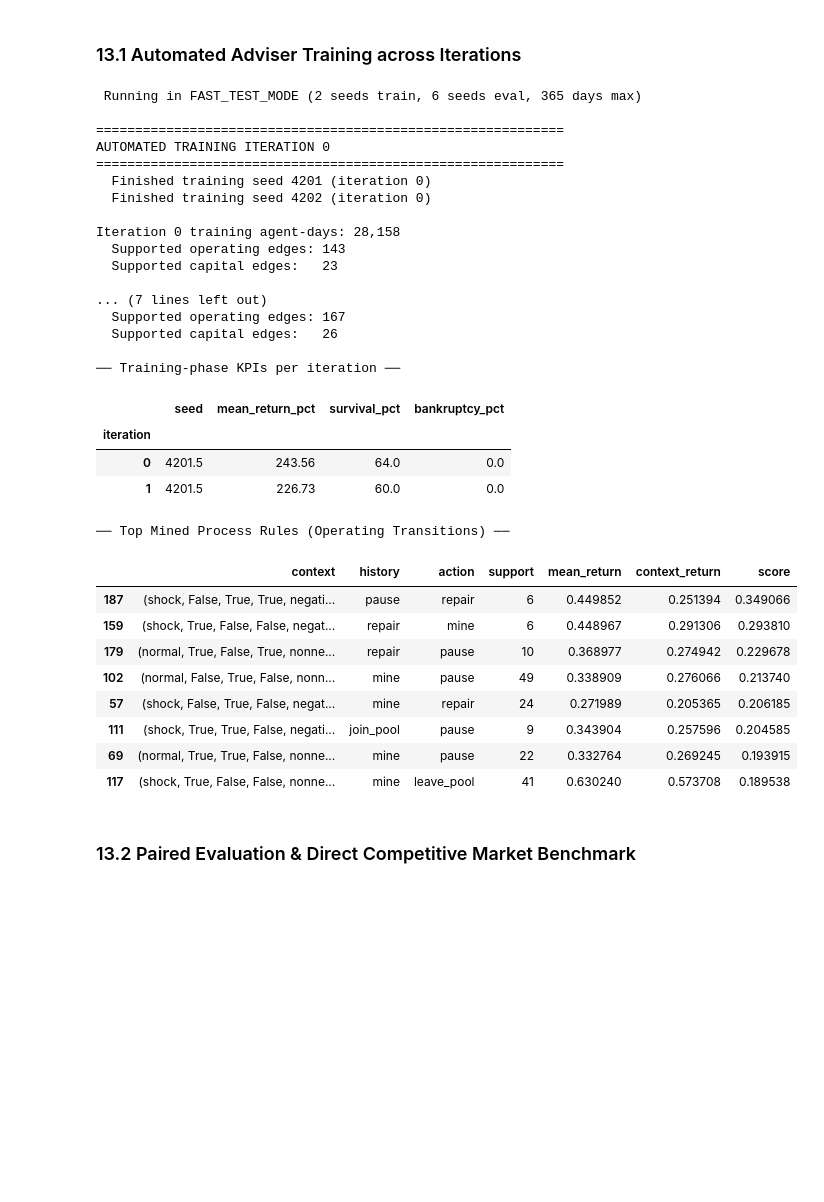
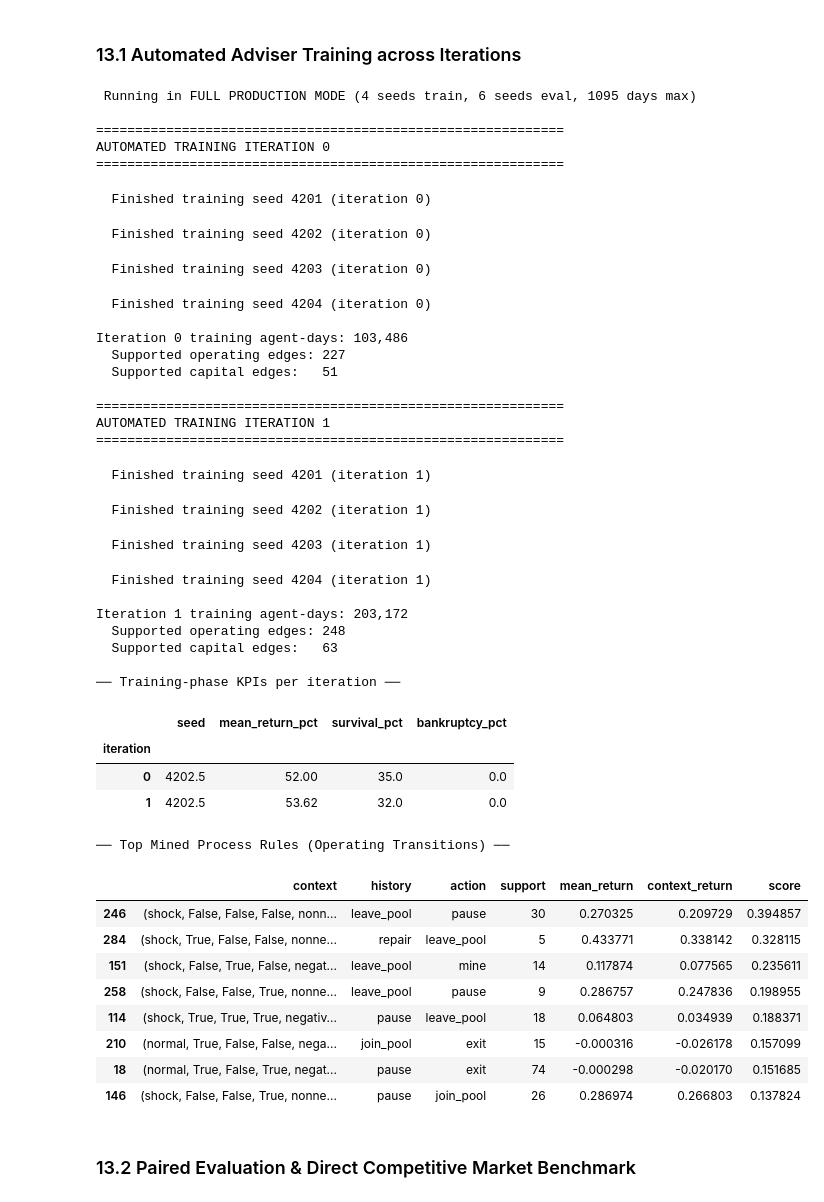
Before and after one commit to hate-bugs/ProcessMiningGroup10, a Jupyter notebook: notebook.ipynb, the cells around one changed output. Drawn from its saved outputs; the diff is of its cells as text; code cells hidden in the pictures; blank space fills up the shorter version.

```diff
--- a/notebook.ipynb
+++ b/notebook.ipynb
@@ -2331,7 +2320,7 @@ from process_feedback import ProcessAdviser, paired_effects
 # -------------------------------------------------------------------------
 # EXPERIMENT CONFIGURATION: FULLY AUTOMATED FEEDBACK LOOP
 # -------------------------------------------------------------------------
-FAST_TEST_MODE = True
+FAST_TEST_MODE = False
 
 if FAST_TEST_MODE:
     print(' Running in FAST_TEST_MODE (2 seeds train, 6 seeds eval, 365 days max)')
@@ -2411,57 +2400,67 @@ for iteration in range(N_ITERATIONS):
 
     all_training_logs.extend(t_logs)
     training_decisions = pd.concat(all_training_logs, ignore_index=True)
 
     # ── Fit Process Mining Advisers directly on event log data ──
     proc_adv = ProcessAdviser(horizon=30, min_support=5, min_agents=2, min_runs=1, shrinkage=5.0).fit(training_decisions)
     cap_adv = ProcessAdviser(horizon=90, min_support=3, min_agents=2, min_runs=1, shrinkage=5.0, decision_kind='capital').fit(training_decisions)
     iteration_advisers[iteration] = (proc_adv, cap_adv)
 
     print(f'\nIteration {iteration} training agent-days: {len(training_decisions):,}')
     print(f'  Supported operating edges: {proc_adv.table["supported"].sum():,}')
     print(f'  Supported capital edges:   {cap_adv.table["supported"].sum():,}')
 
 training_stats_df = pd.DataFrame(iteration_training_stats)
 print('\n── Training-phase KPIs per iteration ──')
 display(training_stats_df.groupby('iteration').mean(numeric_only=True).round(2))
 
 # Display the top process mining rules automatically discovered from event logs
 print('\n── Top Mined Process Rules (Operating Transitions) ──')
 display(proc_adv.table[proc_adv.table['supported']].sort_values('score', ascending=False)[
     ['context', 'history', 'action', 'support', 'mean_return', 'context_return', 'score']
 ].head(8))
 # %% [output]
- Running in FAST_TEST_MODE (2 seeds train, 6 seeds eval, 365 days max)
+ Running in FULL PRODUCTION MODE (4 seeds train, 6 seeds eval, 1095 days max)
 
 ============================================================
 AUTOMATED TRAINING ITERATION 0
 ============================================================
-  Finished training seed 4201 (iteration 0)
-  Finished training seed 4202 (iteration 0)
-
-Iteration 0 training agent-days: 28,158
-  Supported operating edges: 143
-  Supported capital edges:   23
-
-... (7 lines left out)
-  Supported operating edges: 167
-  Supported capital edges:   26
-
-── Training-phase KPIs per iteration ──
+  Finished training seed 4201 (iteration 0)
+  Finished training seed 4202 (iteration 0)
+  Finished training seed 4203 (iteration 0)
+  Finished training seed 4204 (iteration 0)
+
+Iteration 0 training agent-days: 103,486
+  Supported operating edges: 227
+  Supported capital edges:   51
+
+============================================================
+AUTOMATED TRAINING ITERATION 1
+============================================================
+  Finished training seed 4201 (iteration 1)
+  Finished training seed 4202 (iteration 1)
+  Finished training seed 4203 (iteration 1)
+  Finished training seed 4204 (iteration 1)
+
+Iteration 1 training agent-days: 203,172
+  Supported operating edges: 248
+  Supported capital edges:   63
+
+── Training-phase KPIs per iteration ──
 |  | seed | mean_return_pct | survival_pct | bankruptcy_pct |
 | iteration |  |  |  |  |
-| 0 | 4201.5 | 243.56 | 64.0 | 0.0 |
-| 1 | 4201.5 | 226.73 | 60.0 | 0.0 |
+| 0 | 4202.5 | 52.00 | 35.0 | 0.0 |
+| 1 | 4202.5 | 53.62 | 32.0 | 0.0 |
-── Top Mined Process Rules (Operating Transitions) ──
+── Top Mined Process Rules (Operating Transitions) ──
 |  | context | history | action | support | mean_return | context_return | score |
-| 187 | (shock, False, True, True, negati... | pause | repair | 6 | 0.449852 | 0.251394 | 0.349066 |
-| 159 | (shock, True, False, False, negat... | repair | mine | 6 | 0.448967 | 0.291306 | 0.293810 |
-| 179 | (normal, True, False, True, nonne... | repair | pause | 10 | 0.368977 | 0.274942 | 0.229678 |
-| 102 | (normal, False, True, False, nonn... | mine | pause | 49 | 0.338909 | 0.276066 | 0.213740 |
-| 57 | (shock, False, True, False, negat... | mine | repair | 24 | 0.271989 | 0.205365 | 0.206185 |
-| 111 | (shock, True, True, False, negati... | join_pool | pause | 9 | 0.343904 | 0.257596 | 0.204585 |
-| 69 | (normal, True, True, False, nonne... | mine | pause | 22 | 0.332764 | 0.269245 | 0.193915 |
-| 117 | (shock, True, False, False, nonne... | mine | leave_pool | 41 | 0.630240 | 0.573708 | 0.189538 |
+| 246 | (shock, False, False, False, nonn... | leave_pool | pause | 30 | 0.270325 | 0.209729 | 0.394857 |
+| 284 | (shock, True, False, False, nonne... | repair | leave_pool | 5 | 0.433771 | 0.338142 | 0.328115 |
+| 151 | (shock, False, True, False, negat... | leave_pool | mine | 14 | 0.117874 | 0.077565 | 0.235611 |
+| 258 | (shock, False, False, True, nonne... | leave_pool | pause | 9 | 0.286757 | 0.247836 | 0.198955 |
+| 114 | (shock, True, True, True, negativ... | pause | leave_pool | 18 | 0.064803 | 0.034939 | 0.188371 |
+| 210 | (normal, True, False, False, nega... | join_pool | exit | 15 | -0.000316 | -0.026178 | 0.157099 |
+| 18 | (normal, True, False, True, negat... | pause | exit | 74 | -0.000298 | -0.020170 | 0.151685 |
+| 146 | (shock, False, False, True, nonne... | pause | join_pool | 26 | 0.286974 | 0.266803 | 0.137824 |
 # %% [markdown]
 ### 13.2 Paired Evaluation & Direct Competitive Market Benchmark
 # %%
```
Also changed, not shown: parts of 16 cells of this notebook.
